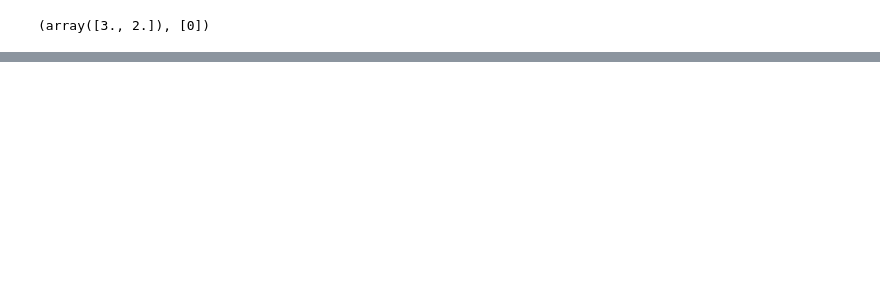
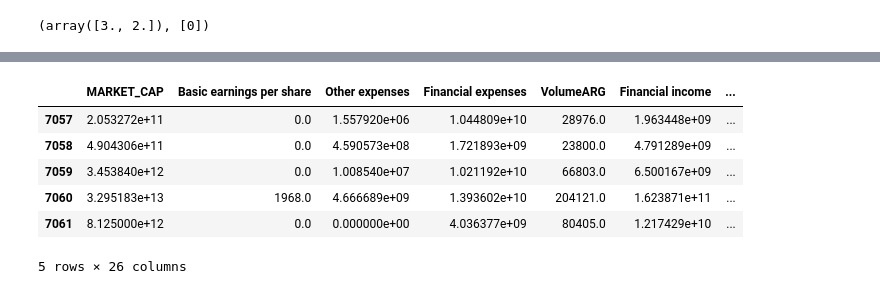
Before and after one commit to Hieublack/RL_INVEST, a Jupyter notebook: test.ipynb, the cells around one changed output, grey strips where cells are left out. Drawn from its saved outputs; the diff is of its cells as text; code cells hidden in the pictures; blank space fills up the shorter version.

```diff
--- a/test.ipynb
+++ b/test.ipynb
@@ -64,0 +116,11 @@ data_full['(+N*O*X*D)/A/A/A'] = np.nan_to_num(eval('(+N*O*X*D)/A/A/A'), nan=-mat
+# %%
+test = data.loc[7057:, data.columns[4:]]
+test
+# %% [output]
+|  | MARKET_CAP | Basic earnings per share | Other expenses | Financial expenses | VolumeARG | Financial income | ... |
+| 7057 | 2.053272e+11 | 0.0 | 1.557920e+06 | 1.044809e+10 | 28976.0 | 1.963448e+09 | ... |
+| 7058 | 4.904306e+11 | 0.0 | 4.590573e+08 | 1.721893e+09 | 23800.0 | 4.791289e+09 | ... |
+| 7059 | 3.453840e+12 | 0.0 | 1.008540e+07 | 1.021192e+10 | 66803.0 | 6.500167e+09 | ... |
+| 7060 | 3.295183e+13 | 1968.0 | 4.666689e+09 | 1.393602e+10 | 204121.0 | 1.623871e+11 | ... |
+| 7061 | 8.125000e+12 | 0.0 | 0.000000e+00 | 4.036377e+09 | 80405.0 | 1.217429e+10 | ... |
+5 rows × 26 columns
```
Also changed, not shown: parts of 9 cells of this notebook, 1 other file.
